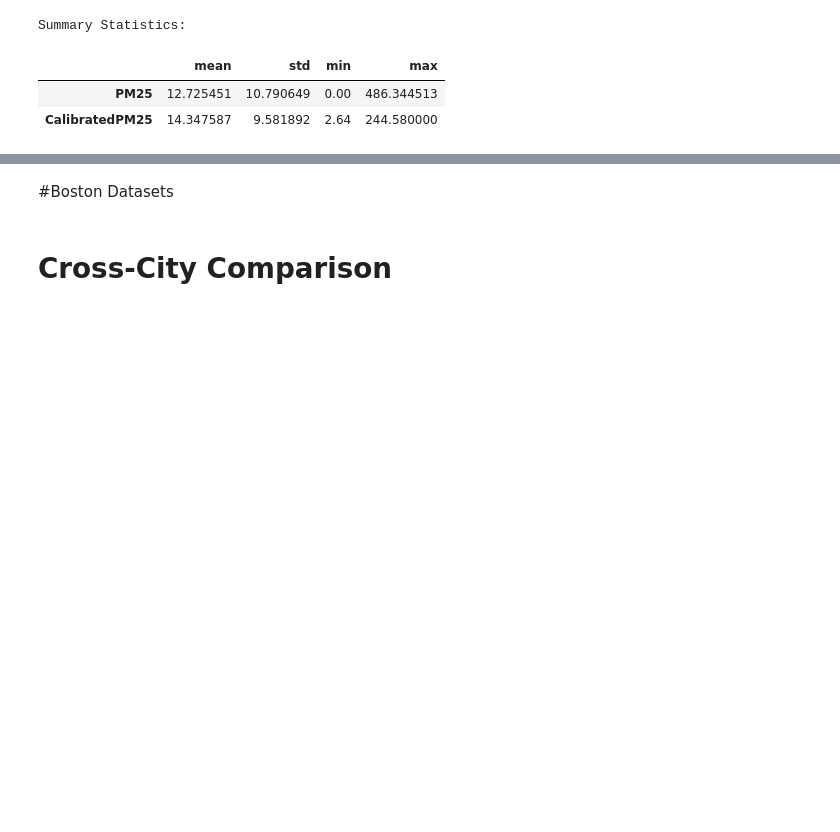
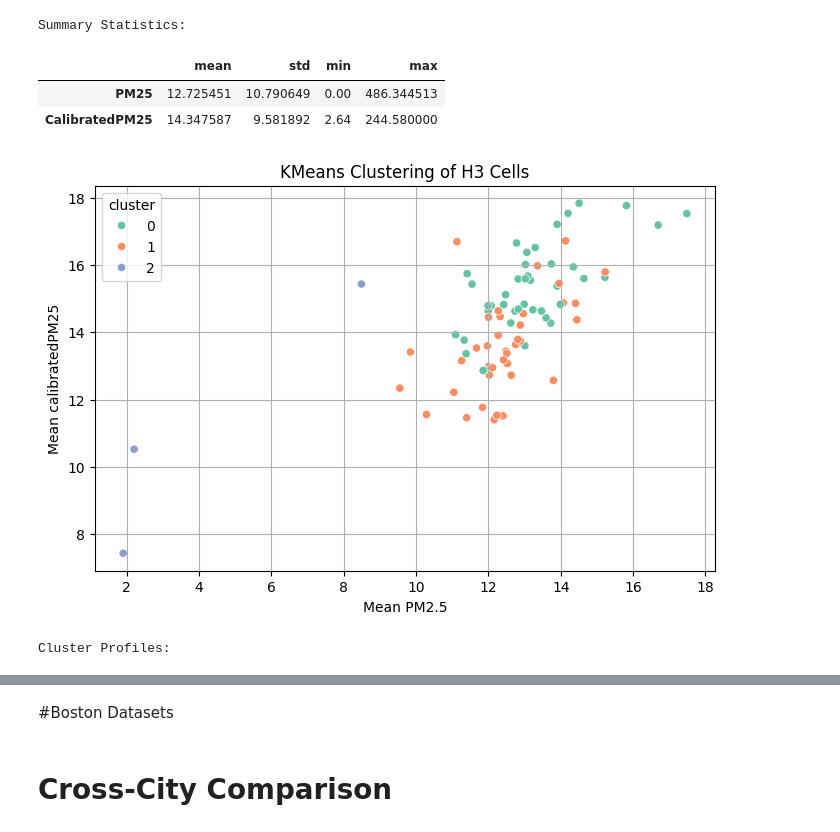
Before and after one commit to Dr-Isam-ALJAWARNEH/fds-project-airnav, a Jupyter notebook: NYC_Boston_Chicago_Project.ipynb, the cells around one changed output, grey strips where cells are left out. Drawn from its saved outputs; the diff is of its cells as text; code cells hidden in the pictures; blank space fills up the shorter version.

```diff
--- a/NYC_Boston_Chicago_Project.ipynb
+++ b/NYC_Boston_Chicago_Project.ipynb
@@ -433,45 +433,54 @@ Summary Statistics:
 | PM25 | 12.725451 | 10.790649 | 0.00 | 486.344513 |
 | CalibratedPM25 | 14.347587 | 9.581892 | 2.64 | 244.580000 |
 # %%
-# STEP 15: KMeans Clustering (on valid PM sensor data only)
+# STEP 29: KMeans Clustering (on valid PM sensor data only)
 
-# Recalculate H3 on pm_all to ensure consistency
-pm_all["h3"] = pm_all.apply(lambda row: h3.geo_to_h3(row["latitude"], row["longitude"], 9), axis=1)
+# Recalculate H3 on data_all to ensure consistency
+data_all["h3"] = data_all.apply(lambda row: h3.geo_to_h3(row["Latitude"], row["Longitude"], 9), axis=1)
 
 # Aggregate by H3 using only valid PM10 range
-agg_by_h3 = pm_all.groupby("h3").agg({
-    "pm25": "mean",  # Use "pm25_pm" if needed instead
-    "pm10": lambda x: x[(x >= 0) & (x <= 500)].mean(),
-    "temperature": "mean",
-    "humidity": "mean"
+agg_by_h3 = data_all.groupby("h3").agg({
+    "PM25": "mean",
+    "CalibratedPM25": lambda x: x[(x >= 0) & (x <= 500)].mean(),
+    "CalibratedO3": "mean",
+    "CalibratedNO2": "mean",
+    "CO": "mean",
+    "BatteryLevel": "mean",
+    "Temperature": "mean",
+    "Humidity": "mean",
+    "CellSignal": "mean"
 }).reset_index()
 
-agg_by_h3.columns = ["h3", "pm25_mean", "pm10_mean", "temp_mean", "humidity_mean"]
+agg_by_h3.columns = ["h3", "pm25_mean", "calibratedPM25_mean", "calibratedO3_mean", "calibratedNO2_mean", "co_mean", "batteryLevel_mean", "temp_mean", "humidity_mean", "cellSignal_mean"]
 
 # Filter out NaNs before clustering
-features = ["pm25_mean", "pm10_mean", "temp_mean", "humidity_mean"]
+features = ["pm25_mean", "calibratedPM25_mean", 'calibratedO3_mean', 'calibratedNO2_mean', 'co_mean', 'batteryLevel_mean', 'temp_mean', 'humidity_mean', 'cellSignal_mean']
 X = agg_by_h3[features].dropna().reset_index(drop=True)
 X_scaled = StandardScaler().fit_transform(X)
 
 # Apply KMeans clustering
 kmeans = KMeans(n_clusters=3, random_state=42)
 cluster_labels = kmeans.fit_predict(X_scaled)
 
 # Create clustered DataFrame
 agg_clustered = agg_by_h3.dropna(subset=features).reset_index(drop=True)
 agg_clustered["cluster"] = cluster_labels
 
 # Visualize clusters
 plt.figure(figsize=(8, 5))
-sns.scatterplot(data=agg_clustered, x="pm25_mean", y="pm10_mean", hue="cluster", palette="Set2")
+# Use "calibratedPM25_mean" for the y-axis to match the aggregation
+sns.scatterplot(data=agg_clustered, x="pm25_mean", y="calibratedPM25_mean", hue="cluster", palette="Set2")
 plt.title("KMeans Clustering of H3 Cells")
 plt.xlabel("Mean PM2.5")
-plt.ylabel("Mean PM10")
+plt.ylabel("Mean calibratedPM25")
 plt.grid(True)
 plt.show()
 
 # Show cluster centers
 cluster_centers = pd.DataFrame(StandardScaler().fit(X).inverse_transform(kmeans.cluster_centers_), columns=features)
 cluster_centers["cluster"] = range(3)
 print("Cluster Profiles:")
 display(cluster_centers)
+# %% [output]
+[figure, added]
+Cluster Profiles:
```
Also changed, not shown: parts of 2 cells of this notebook.
